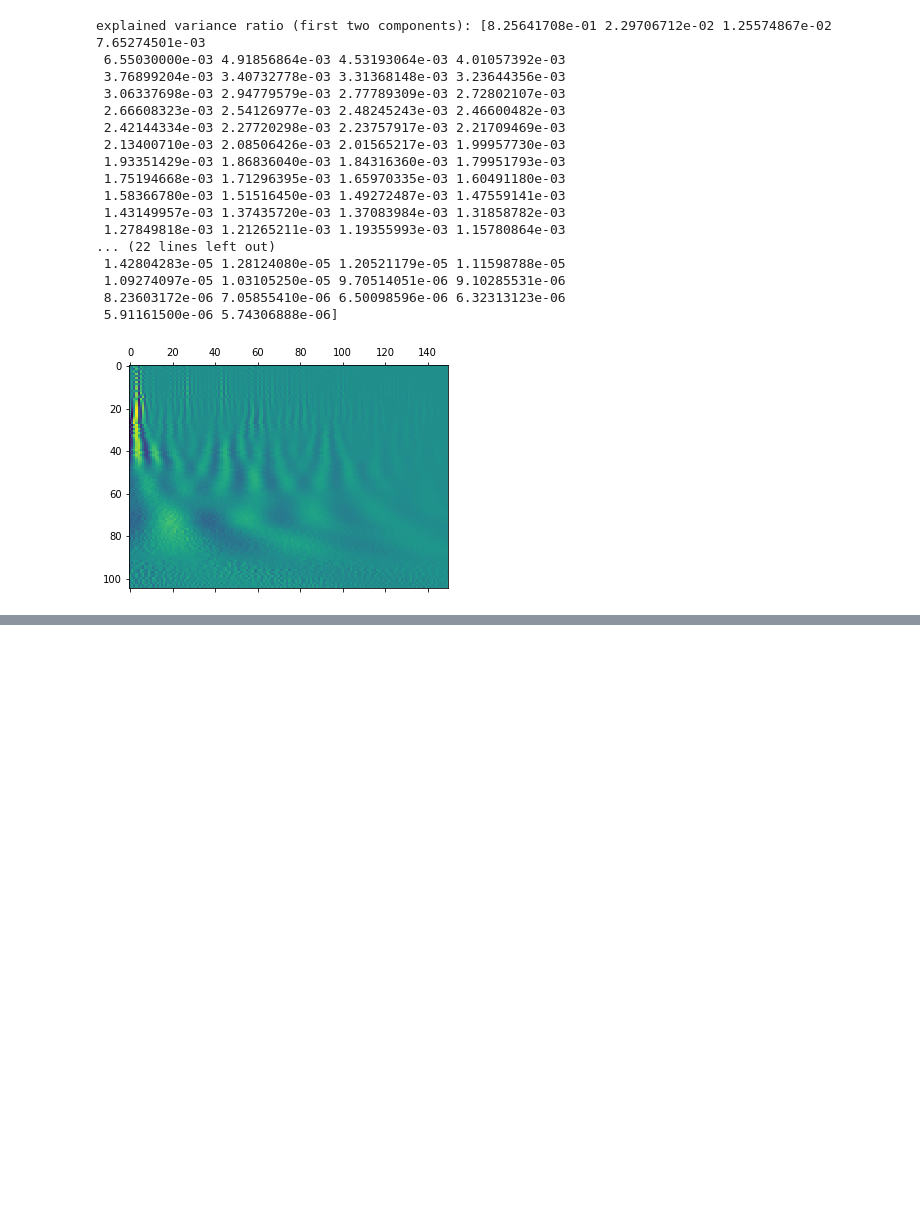
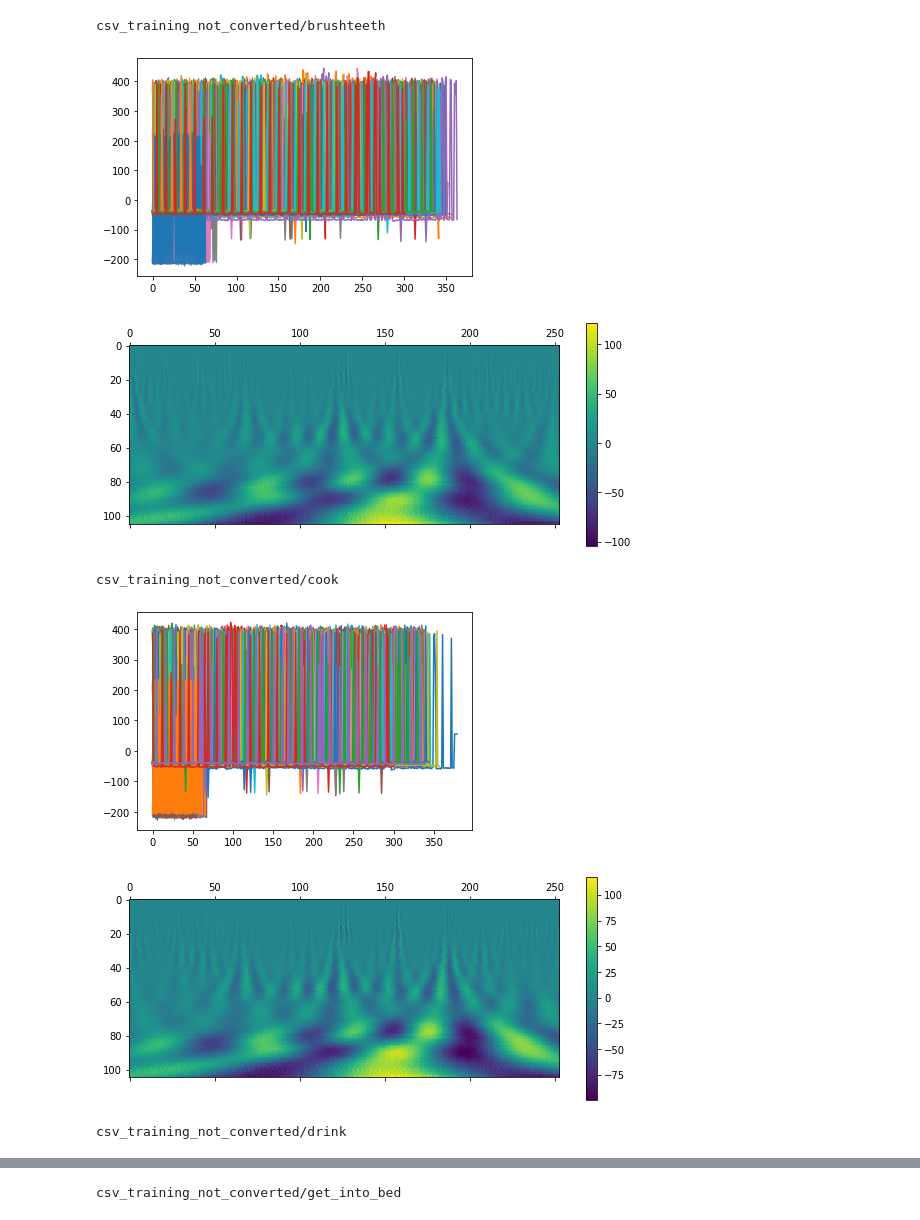
Before and after one commit to srk-practicum/2022-knu-wmi, a Jupyter notebook: making_cwt.ipynb, the cells around one changed output, grey strips where cells are left out. Saved outputs shown, nothing was run; the diff lists cells and outputs as text; code cells hidden in the pictures; blank space fills up the shorter version.

```diff
--- a/making_cwt.ipynb
+++ b/making_cwt.ipynb
@@ -11,40 +12,47 @@ import matplotlib.pyplot as plt
 # %%
 window_size = 50
 N = 7
 L = 15
 scales = [2 ** (n + (l / L)) for n in range(N) for l in range(L)]
-"""Load data."""
-csvfile = "csv_files/walk/walk_1591628660.csv"
-data = pd.read_csv(csvfile, index_col=(0, 1))
-# first column provides labels
-xdata = data.values
-pca = PCA(n_components=150)
-components = pca.fit(xdata).transform(xdata)
-# Percentage of variance explained for each components
-print('explained variance ratio (first two components):',
-        pca.explained_variance_ratio_)
-x = 5
-writer = csv.writer(open("csvfile_pca.csv", 'w'))
-writer.writerows(components)
-coef, freqs = pywt.cwt(components[x], scales, 'morl')
-plt.matshow(coef) # doctest: +SKIP
-plt.show() # doctest: +SKIP
+# """Load data."""
+# csvfile = "csv_training_files_converted/brushteeth/brushteeth_1591629519.csv"
+# data = pd.DataFrame(pd.read_csv(csvfile, index_col=(0, 1)))
+# print(data)
+# # first column provides labels
+dirs = os.listdir("csv_training_not_converted")
+for i in dirs :
+    files_list = os.listdir(f"csv_training_not_converted/{i}")
+    files = []
+
+    for ind,j in enumerate (files_list) :
+        data = pd.read_csv(f"csv_training_not_converted/{i}/{j}", index_col=(0, 1))
+        # first column provides labels
+        xdata = data.values
+        pca = PCA(n_components=7)
+
+        components = pca.fit(xdata).transform(xdata)
+        # print(components)
+        # Percentage of variance explained for each components
+        # print('explained variance ratio (first two components):',
+        #       pca.explained_variance_ratio_)
+        components = pd.DataFrame(components)
+        files.append(components)
+        components[0].plot.line(legend = False)
+    df = pd.concat(files, ignore_index=True)
+    # print(df)
+    x = 5
+    print(f"csv_training_not_converted/{i}")
+    # writer.writerows(components)
+    coef, freqs = pywt.cwt(xdata[x], scales, 'morl')
+    plt.matshow(coef)
+    plt.title(f"csv_training_not_converted/{i}")# doctest: +SKIP
+    plt.colorbar()
+    plt.show() # doctest: +SKIP
 # %% [output]
-explained variance ratio (first two components): [8.25641708e-01 2.29706712e-02 1.25574867e-02 7.65274501e-03
- 6.55030000e-03 4.91856864e-03 4.53193064e-03 4.01057392e-03
- 3.76899204e-03 3.40732778e-03 3.31368148e-03 3.23644356e-03
- 3.06337698e-03 2.94779579e-03 2.77789309e-03 2.72802107e-03
- 2.66608323e-03 2.54126977e-03 2.48245243e-03 2.46600482e-03
- 2.42144334e-03 2.27720298e-03 2.23757917e-03 2.21709469e-03
- 2.13400710e-03 2.08506426e-03 2.01565217e-03 1.99957730e-03
- 1.93351429e-03 1.86836040e-03 1.84316360e-03 1.79951793e-03
- 1.75194668e-03 1.71296395e-03 1.65970335e-03 1.60491180e-03
- 1.58366780e-03 1.51516450e-03 1.49272487e-03 1.47559141e-03
- 1.43149957e-03 1.37435720e-03 1.37083984e-03 1.31858782e-03
- 1.27849818e-03 1.21265211e-03 1.19355993e-03 1.15780864e-03
-... (22 lines left out)
- 1.42804283e-05 1.28124080e-05 1.20521179e-05 1.11598788e-05
- 1.09274097e-05 1.03105250e-05 9.70514051e-06 9.10285531e-06
- 8.23603172e-06 7.05855410e-06 6.50098596e-06 6.32313123e-06
- 5.91161500e-06 5.74306888e-06]
+csv_training_not_converted/brushteeth
-[figure, old version]
+[figure, new version]
+[figure, added]
+csv_training_not_converted/cook
+[figure, added]
+[figure, added]
+csv_training_not_converted/drink
@@ -50,0 +61 @@ explained variance ratio (first two components): [8.25641708e-01 2.29706712e-02
+csv_training_not_converted/get_into_bed
```
Also changed, not shown: parts of 2 cells of this notebook, 1 other file.
